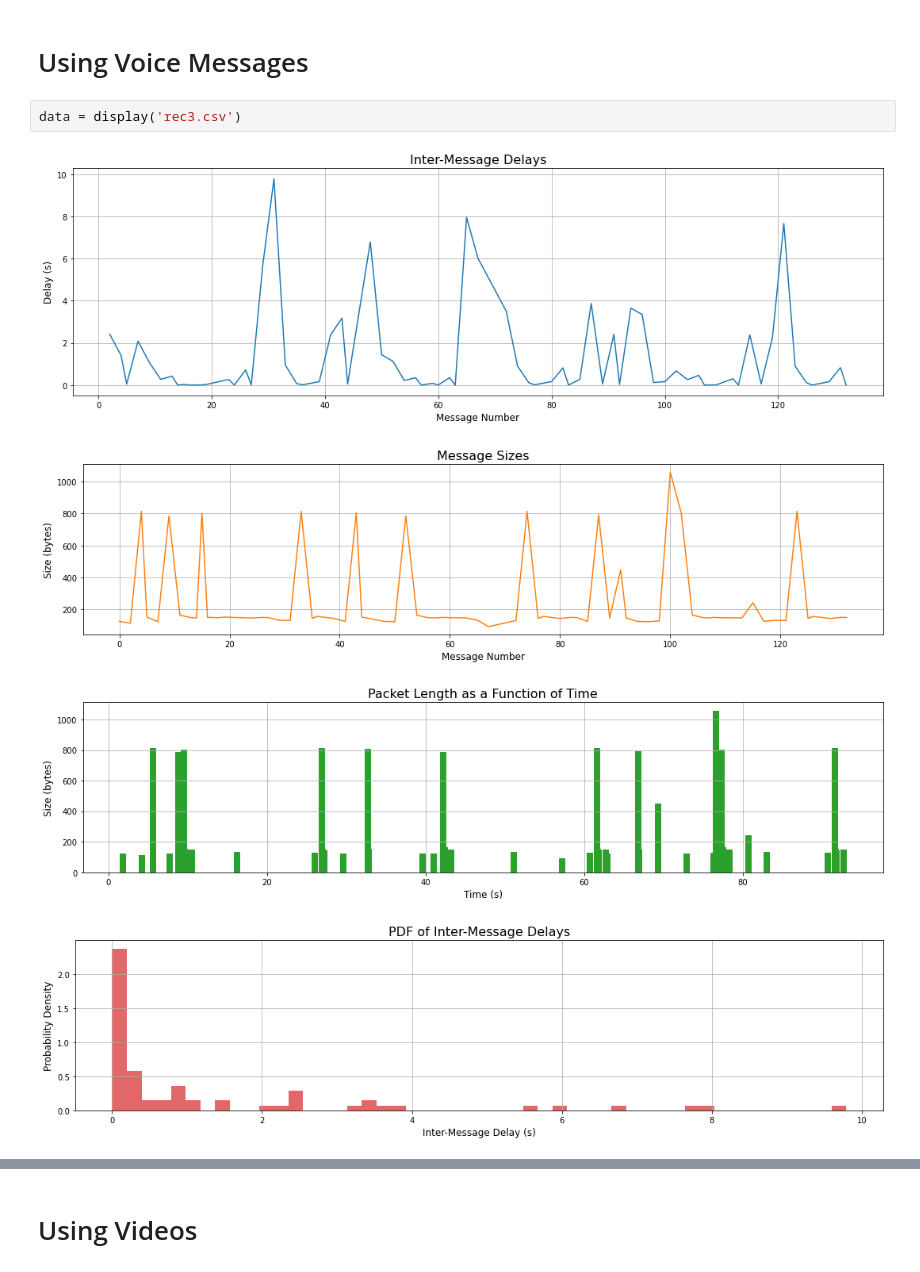
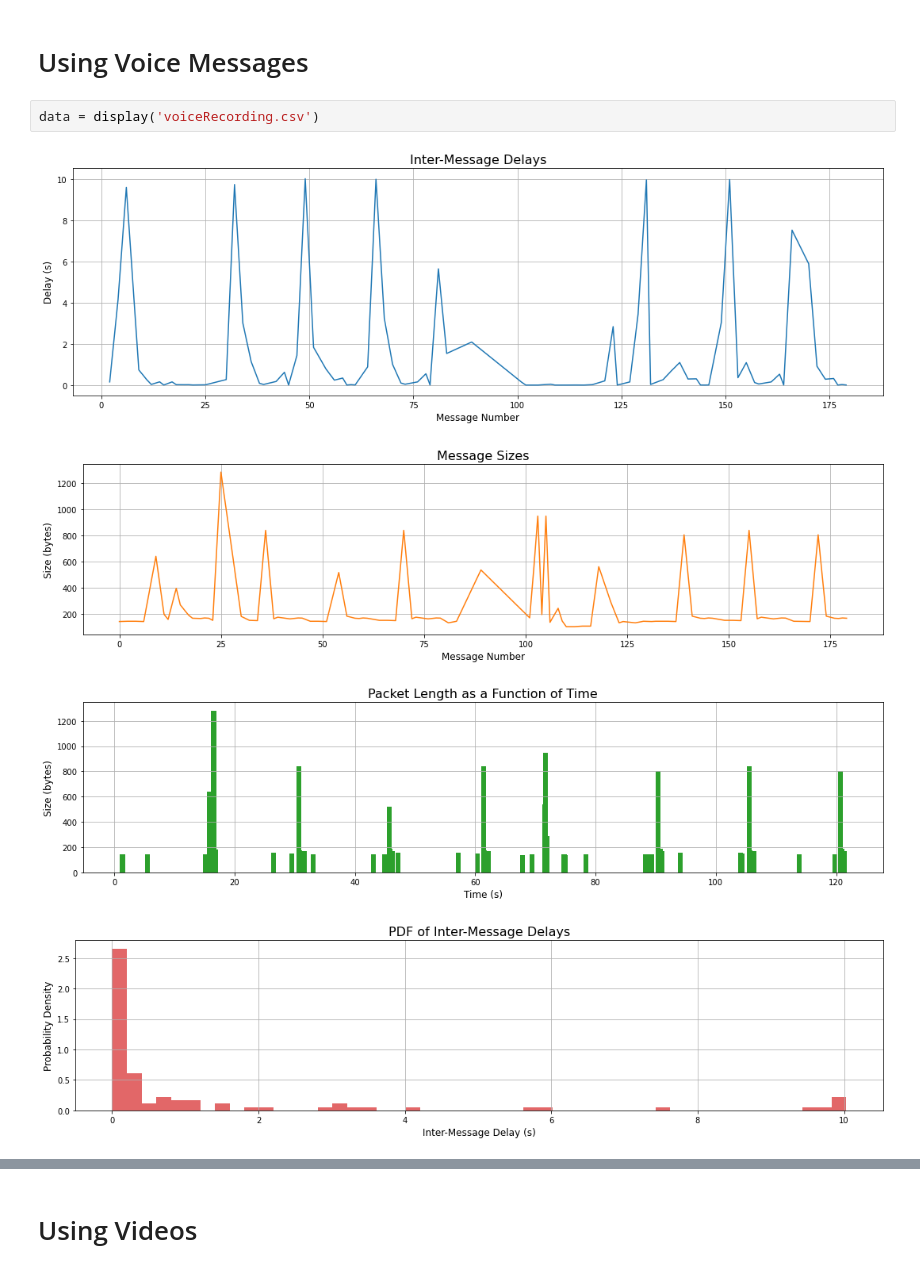
Before and after one commit to MayaHayat/NetworkingFinalProject, a Jupyter notebook: src/Networks_Assignment.ipynb, the cells around one changed output, grey strips where cells are left out. Drawn from its saved outputs; the diff is of its cells as text.

```diff
--- a/src/Networks_Assignment.ipynb
+++ b/src/Networks_Assignment.ipynb
@@ -140,9 +140,9 @@ data.describe()
 # %% [markdown]
 # Using Voice Messages
 # %%
-data = display('rec3.csv')
+data = display('voiceRecording.csv')
 # %% [output]
-[figure, old version]
+[figure, new version]
-[figure, old version]
+[figure, new version]
-[figure, old version]
+[figure, new version]
-[figure, old version]
+[figure, new version]
```
Also changed, not shown: parts of 19 cells of this notebook.
